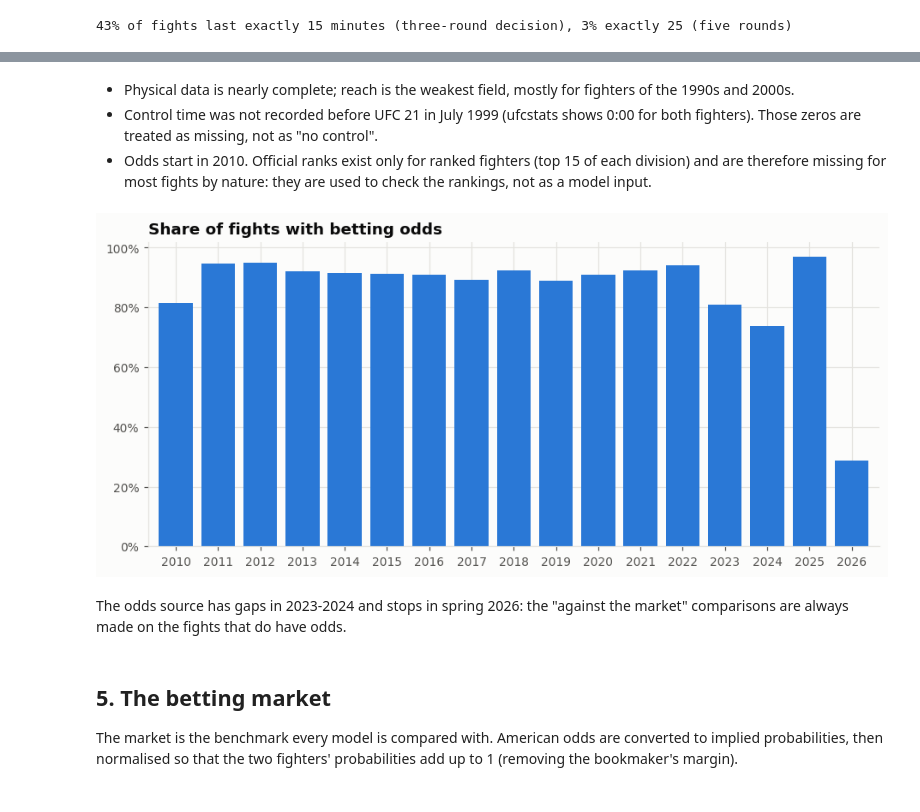
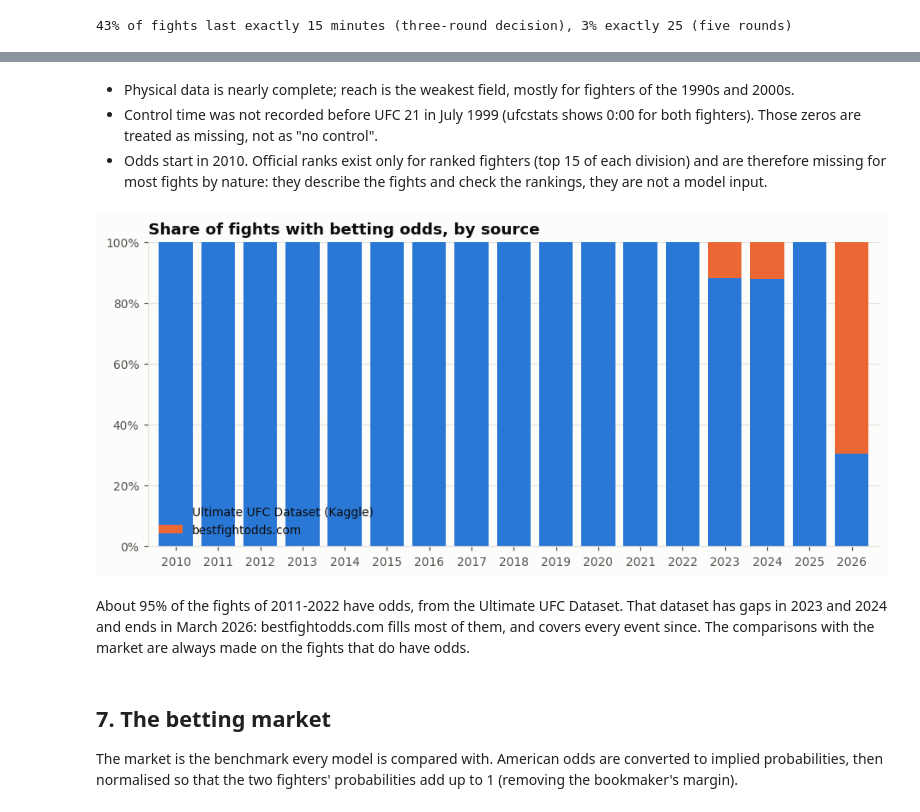
Before and after one commit to tnadiedjoa/Rating-UFC, a Jupyter notebook: notebooks/01_exploration.ipynb, the cells around one changed output, grey strips where cells are left out. Cells and saved outputs as stored; diff of their text form; code cells hidden in the pictures.

```diff
--- a/notebooks/01_exploration.ipynb
+++ b/notebooks/01_exploration.ipynb
@@ -179,21 +299,24 @@ quality
 # %% [markdown]
 - Physical data is nearly complete; reach is the weakest field, mostly for fighters of the 1990s and 2000s.
 - Control time was not recorded before UFC 21 in July 1999 (ufcstats shows 0:00 for both fighters). Those zeros are treated as missing, not as "no control".
-- Odds start in 2010. Official ranks exist only for ranked fighters (top 15 of each division) and are therefore missing for most fights by nature: they are used to check the rankings, not as a model input.
+- Odds start in 2010. Official ranks exist only for ranked fighters (top 15 of each division) and are therefore missing for most fights by nature: they describe the fights and check the rankings, they are not a model input.
 # %%
-odds_coverage = master[master['year'] >= 2010].groupby('year')['r_odds'].apply(lambda s: s.notna().mean())
-ax = odds_coverage.plot.bar(width=0.8, color=plotting.BLUE)
+source = master[master['year'] >= 2010].groupby('year')['odds_source'].value_counts(normalize=True).unstack().fillna(0)
+source = source.reindex(columns=['ultimate-ufc-dataset', 'bestfightodds'])
+ax = source.plot.bar(stacked=True, width=0.8, color=[plotting.BLUE, plotting.ORANGE])
 ax.yaxis.set_major_formatter(mtick.PercentFormatter(1.0))
-ax.set_title('Share of fights with betting odds')
+ax.set_ylim(0, 1)
+ax.set_title('Share of fights with betting odds, by source')
 ax.set_xlabel('')
 ax.tick_params(axis='x', rotation=0)
+ax.legend(['Ultimate UFC Dataset (Kaggle)', 'bestfightodds.com'], loc='lower left')
 plt.show()
 # %% [output]
-[figure, old version]
+[figure, new version]
 # %% [markdown]
-The odds source has gaps in 2023-2024 and stops in spring 2026: the "against the market" comparisons are always made on the fights that do have odds.
+About 95% of the fights of 2011-2022 have odds, from the Ultimate UFC Dataset. That dataset has gaps in 2023 and 2024 and ends in March 2026: bestfightodds.com fills most of them, and covers every event since. The comparisons with the market are always made on the fights that do have odds.
 # %% [markdown]
-## 5. The betting market
+## 7. The betting market
 
 The market is the benchmark every model is compared with. American odds are converted to implied probabilities, then normalised so that the two fighters' probabilities add up to 1 (removing the bookmaker's margin).
 # %%
```
Also changed, not shown: parts of 27 cells of this notebook, 39 other files.
